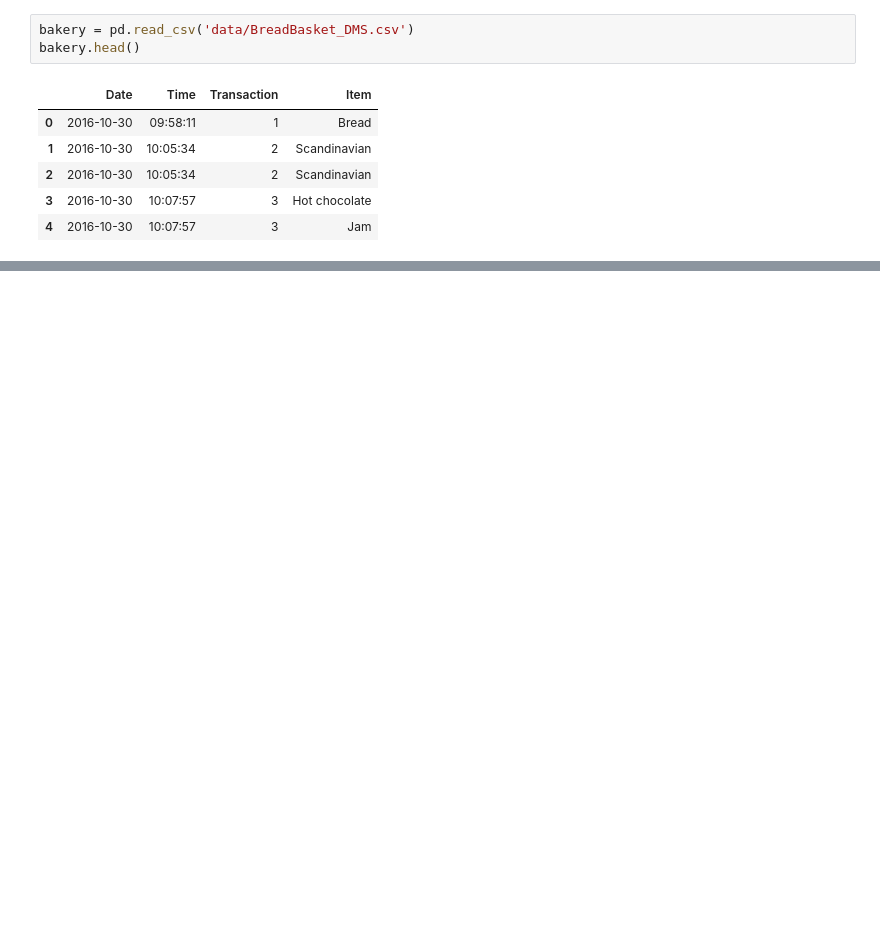
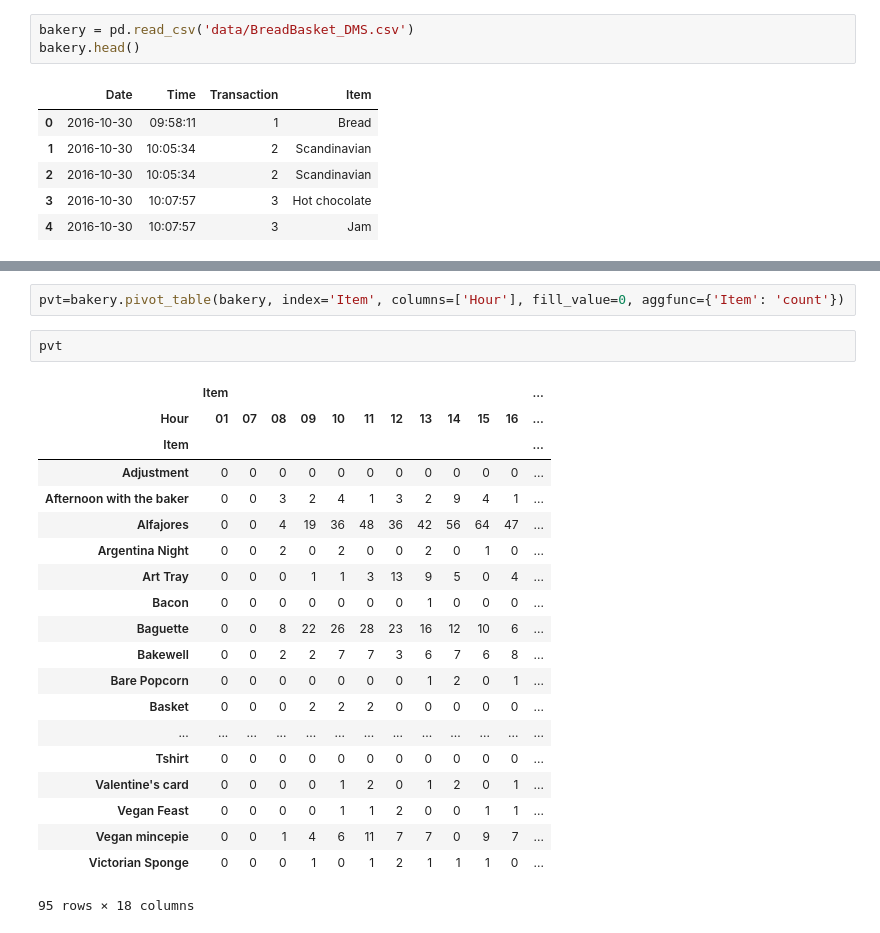
Before and after one commit to c-m-hunt/bakery-stats, a Jupyter notebook: Bakery.ipynb, the cells around one changed output, grey strips where cells are left out. Saved outputs shown, nothing was run; the diff lists cells and outputs as text; blank space fills up the shorter version.

```diff
--- a/Bakery.ipynb
+++ b/Bakery.ipynb
@@ -12,0 +33,25 @@ bakery.head()
+# %%
+pvt=bakery.pivot_table(bakery, index='Item', columns=['Hour'], fill_value=0, aggfunc={'Item': 'count'})
+# %%
+pvt
+# %% [output]
+|  | Item |  |  |  |  |  |  |  |  |  |  | ... |
+| Hour | 01 | 07 | 08 | 09 | 10 | 11 | 12 | 13 | 14 | 15 | 16 | ... |
+| Item |  |  |  |  |  |  |  |  |  |  |  | ... |
+| Adjustment | 0 | 0 | 0 | 0 | 0 | 0 | 0 | 0 | 0 | 0 | 0 | ... |
+| Afternoon with the baker | 0 | 0 | 3 | 2 | 4 | 1 | 3 | 2 | 9 | 4 | 1 | ... |
+| Alfajores | 0 | 0 | 4 | 19 | 36 | 48 | 36 | 42 | 56 | 64 | 47 | ... |
+| Argentina Night | 0 | 0 | 2 | 0 | 2 | 0 | 0 | 2 | 0 | 1 | 0 | ... |
+| Art Tray | 0 | 0 | 0 | 1 | 1 | 3 | 13 | 9 | 5 | 0 | 4 | ... |
+| Bacon | 0 | 0 | 0 | 0 | 0 | 0 | 0 | 1 | 0 | 0 | 0 | ... |
+| Baguette | 0 | 0 | 8 | 22 | 26 | 28 | 23 | 16 | 12 | 10 | 6 | ... |
+| Bakewell | 0 | 0 | 2 | 2 | 7 | 7 | 3 | 6 | 7 | 6 | 8 | ... |
+| Bare Popcorn | 0 | 0 | 0 | 0 | 0 | 0 | 0 | 1 | 2 | 0 | 1 | ... |
+| Basket | 0 | 0 | 0 | 2 | 2 | 2 | 0 | 0 | 0 | 0 | 0 | ... |
+| ... | ... | ... | ... | ... | ... | ... | ... | ... | ... | ... | ... | ... |
+| Tshirt | 0 | 0 | 0 | 0 | 0 | 0 | 0 | 0 | 0 | 0 | 0 | ... |
+| Valentine's card | 0 | 0 | 0 | 0 | 1 | 2 | 0 | 1 | 2 | 0 | 1 | ... |
+| Vegan Feast | 0 | 0 | 0 | 0 | 1 | 1 | 2 | 0 | 0 | 1 | 1 | ... |
+| Vegan mincepie | 0 | 0 | 1 | 4 | 6 | 11 | 7 | 7 | 0 | 9 | 7 | ... |
+| Victorian Sponge | 0 | 0 | 0 | 1 | 0 | 1 | 2 | 1 | 1 | 1 | 0 | ... |
+95 rows × 18 columns
```
Also changed, not shown: parts of 6 cells of this notebook.
